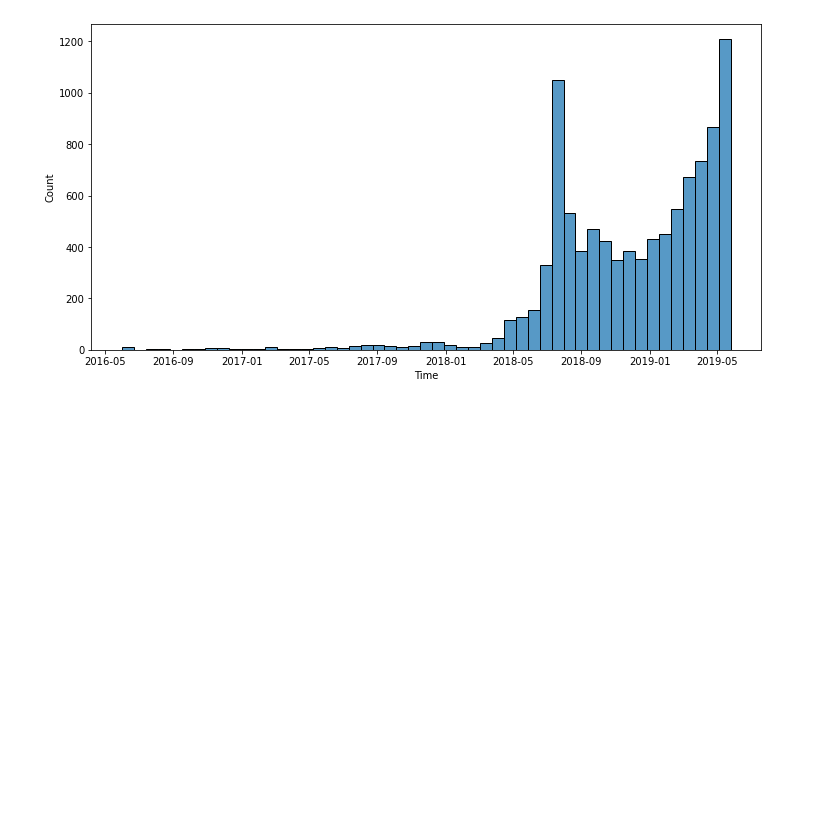
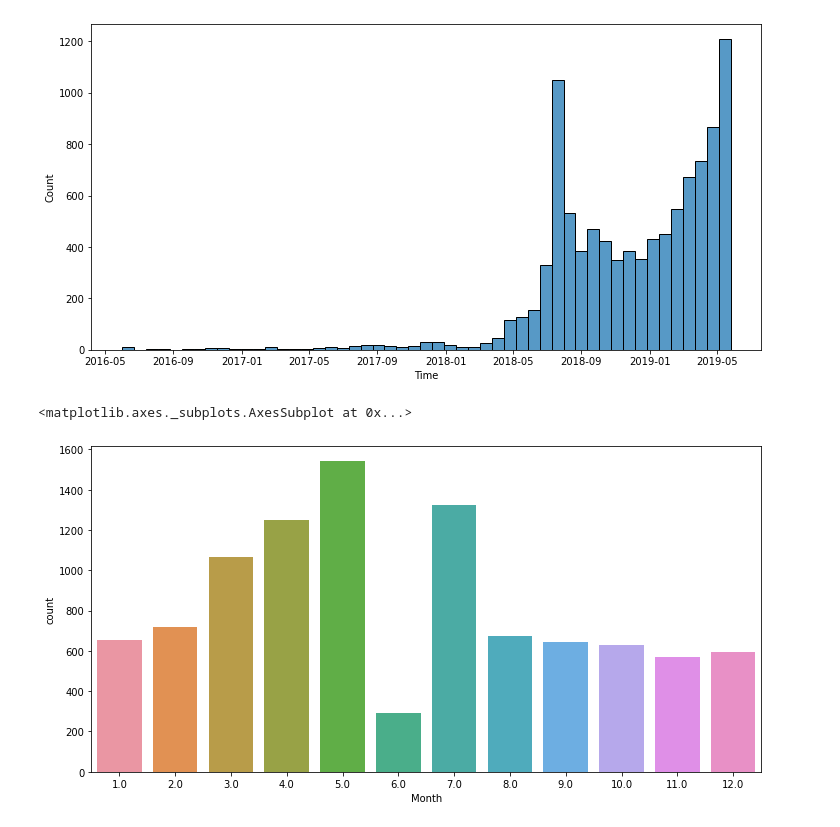
Before and after one commit to Rubina-Fathima/zomato-clustering-project, a Jupyter notebook: zomato_clustering_project_individual_collab.ipynb, the cells around one changed output. Saved outputs shown, nothing was run; the diff lists cells and outputs as text; code cells hidden in the pictures; blank space fills up the shorter version.

```diff
--- a/zomato_clustering_project_individual_collab.ipynb
+++ b/zomato_clustering_project_individual_collab.ipynb
@@ -523,3 +523,9 @@ sns.histplot(review_df.Time)
 # %% [output]
 <matplotlib.axes._subplots.AxesSubplot at 0x...>
 [figure]
+# %%
+plt.figure(figsize=(12,6))
+sns.countplot(review_df.Month)
+# %% [output]
+<matplotlib.axes._subplots.AxesSubplot at 0x...>
+[figure, added]
```
Also changed, not shown: parts of 38 cells of this notebook.
